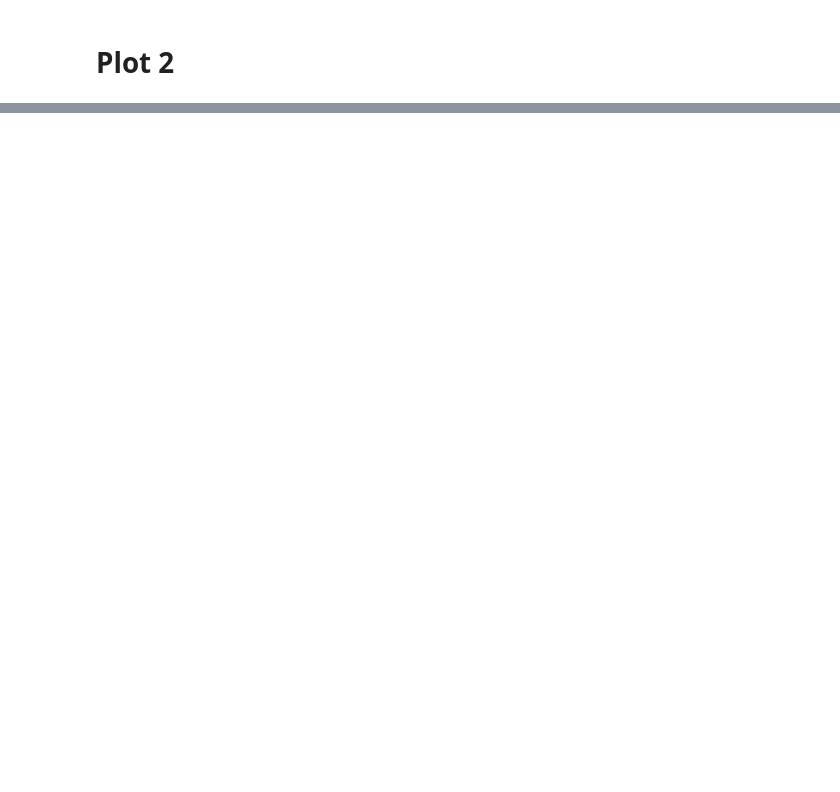
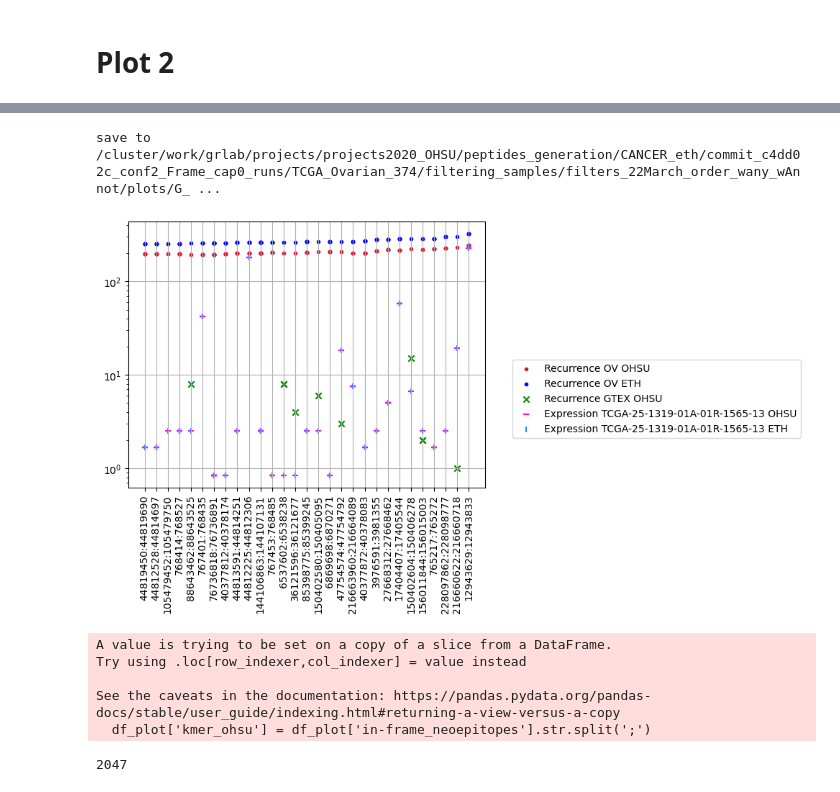
Before and after one commit to ratschlab/projects2020_ohsu, a Jupyter notebook: eth/plotting/OHSU_collab_Rerun_allRF/p20230315_recurrence_expression_metainfo.ipynb, the cells around one changed output, grey strips where cells are left out. Saved outputs shown, nothing was run; the diff lists cells and outputs as text; code cells hidden in the pictures; blank space fills up the shorter version.

Commit message:
barplot, heatmap, recurrence plots freeze

```diff
--- a/eth/plotting/OHSU_collab_Rerun_allRF/p20230315_recurrence_expression_metainfo.ipynb
+++ b/eth/plotting/OHSU_collab_Rerun_allRF/p20230315_recurrence_expression_metainfo.ipynb
@@ -24,4 +25,4 @@ filter_dir = os.path.join(basedir, 'filtering_samples', filtering_id)
 # Inputs OHSU
 path_ohsu = f'output/kmer_files/J_{sample_target}_SampleLim0.0CohortLimNoneAcrossNone_FiltNormalsGtexCohortCohortlim0.0Across1.tsv'
 
-tar_file_OHSU = '/cluster/work/grlab/projects/projects2020_OHSU/share_OHUS_PNLL/include_ANY_filters_OHSU-results_March22-2023/OHSU_March22-2023_inclAnyfilters_results.tar.gz'
+tar_file_OHSU = '/cluster/work/grlab/projects/projects2020_OHSU/share_OHUS_PNLL/include_ANY_filters_OHSU-results_March22-2023/OHSU_March27-2023_fixAnyfilters_results.tar.gz'
@@ -275,0 +285,3 @@ fig.show()
+# %%
+df_shared = df.loc[df['shared_across_labs'] == True]
+display(df_shared.shape)
@@ -275,0 +290,9 @@ fig.show()
+# %%
+ohsu_gener = pd.read_csv('/cluster/work/grlab/projects/projects2020_OHSU/share_OHUS_PNLL/OHSU_Feb2023_complete-annotated-shortlist.tsv.gz', sep='\t')
+# %%
+def ohsu_to_eth_coord(df, col = 'jx', sep = ';'):
+    tmp_jx = df[col].str.split(sep,  expand = True)
+    df['junction_coordinate'] = '' + (tmp_jx[1].astype(int) - 1).astype(str) + ':' + tmp_jx[2]
+    df['junction_coordinate_no_shift'] = '' + (tmp_jx[1].astype(int)).astype(str) + ':' + tmp_jx[2]
+    return df
+ohsu_gener = ohsu_to_eth_coord(ohsu_gener)
@@ -275,0 +352,54 @@ fig.show()
+# %%
+# Plot recurrence match
+df_plot = exact_coord_shared.loc[(exact_coord_shared['cancerCohortfilter >0.0'] > 250) &
+                                (exact_coord_shared['has_cds'] == 1)]
+
+plt.grid()
+plt.scatter(df_plot['junction_coordinate'],
+            df_plot['OV_over_0'],
+            label = 'Recurrence OV OHSU', color = 'crimson', marker=".")
+plt.scatter(df_plot['junction_coordinate'],
+            df_plot['cancerCohortfilter >0.0'],
+            label = 'Recurrence OV ETH', color = 'blue', marker=".")
+plt.scatter(df_plot['junction_coordinate'],
+            df_plot['GTEx_core_over0'],
+            label = 'Recurrence GTEX OHSU', color='green', marker='x')
+plt.scatter(df_plot['junction_coordinate'],
+            df_plot['TCGA-25-1319-01A-01R-1565-13'],
+            label = 'Expression TCGA-25-1319-01A-01R-1565-13 OHSU', color='magenta', marker='_')
+plt.scatter(df_plot['junction_coordinate'],
+            df_plot['TCGA25131901A01R156513all'],
+            label = 'Expression TCGA-25-1319-01A-01R-1565-13 ETH', color='dodgerblue', marker='|')
+
+plt.yscale('log')
+
+plt.legend(bbox_to_anchor=(1.4, 0., 0.5, 0.5), loc = 'upper right')
+plt.xticks(rotation=90)
+
+
+save = True
+name = 'shared_coordinates'
+save_path = os.path.join(plot_dir, f'{base_plot}_{name}.pdf')
+if save:
+    print("save to {}".format(save_path))
+    plt.savefig(save_path, bbox_inches='tight')
+
+fig.show()
+# %% [output]
+save to /cluster/work/grlab/projects/projects2020_OHSU/peptides_generation/CANCER_eth/commit_c4dd02c_conf2_Frame_cap0_runs/TCGA_Ovarian_374/filtering_samples/filters_22March_order_wany_wAnnot/plots/G_ ...
+[figure, added]
+# %%
+# Small explode test
+
+df_plot['kmer_ohsu'] = df_plot['in-frame_neoepitopes'].str.split(';')
+df_plot.shape
+df_plot = df_plot.explode('kmer_ohsu')
+
+print(df_plot['junction_coordinate'].unique().shape)
+print(df_plot.loc[df_plot['kmer'] == df_plot['kmer_ohsu']].shape)
+# %% [output]
+A value is trying to be set on a copy of a slice from a DataFrame.
+Try using .loc[row_indexer,col_indexer] = value instead
+
+See the caveats in the documentation: https://pandas.pydata.org/pandas-docs/stable/user_guide/indexing.html#returning-a-view-versus-a-copy
+  df_plot['kmer_ohsu'] = df_plot['in-frame_neoepitopes'].str.split(';')
@@ -275,0 +424,4 @@ fig.show()
+# %%
+len(diff_coord.intersection(diff_coord_no_shift))
+# %% [output]
+2047
```
Also changed, not shown: parts of 24 cells of this notebook, 1 other file.
